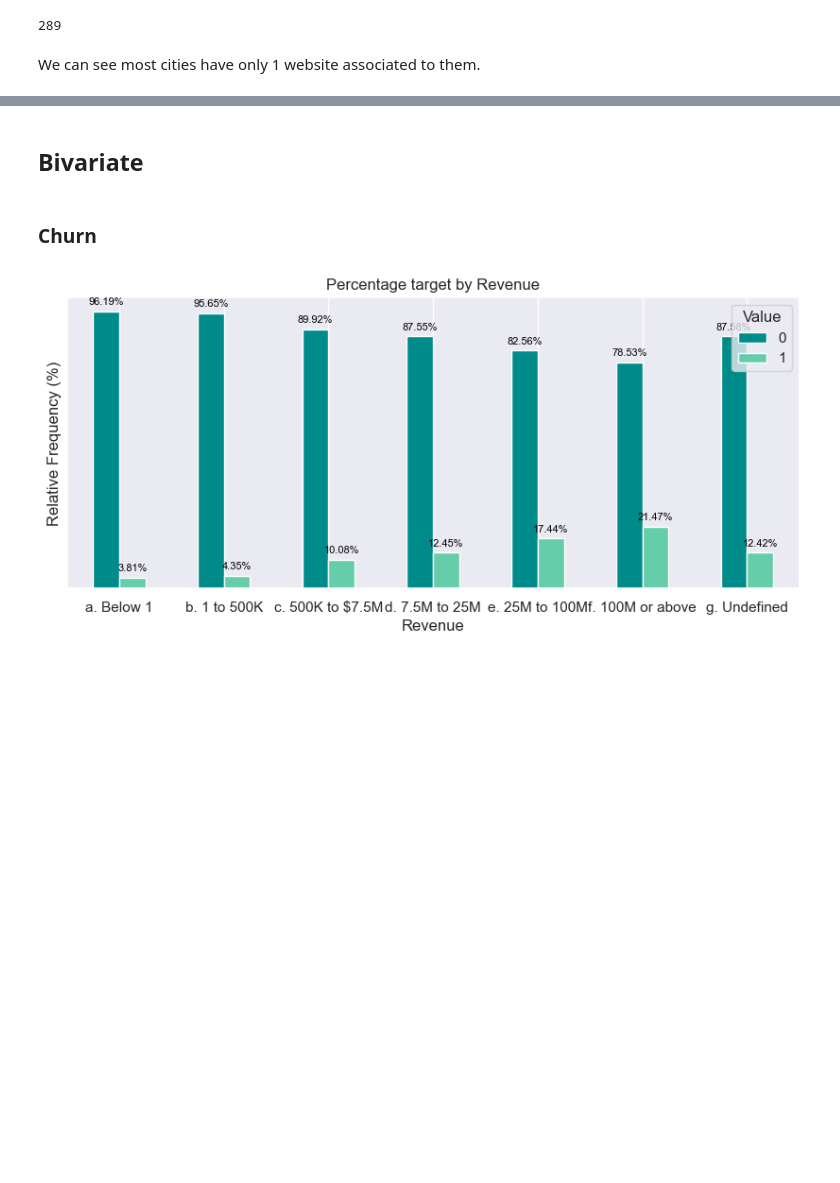
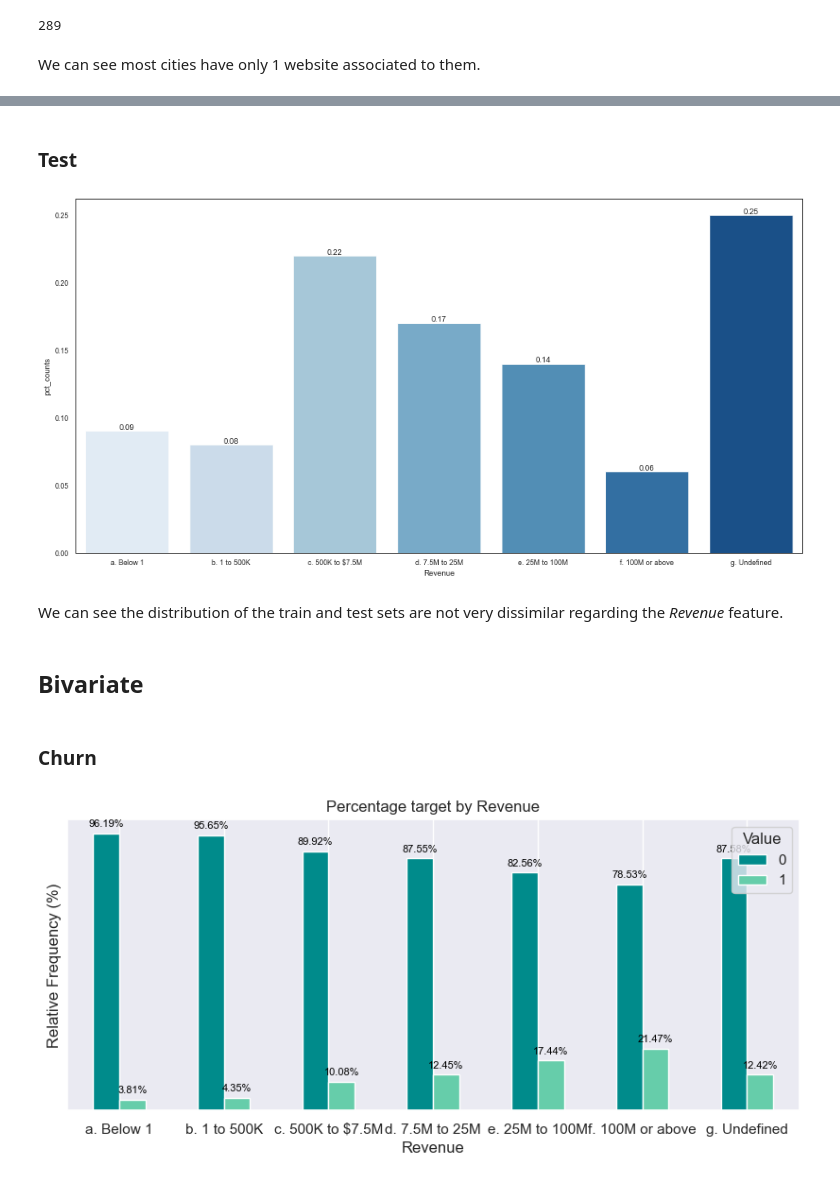
Before and after one commit to jdibarbo/counterpart, a Jupyter notebook: src/2 - analysis/challenge.ipynb, the cells around one changed output, grey strips where cells are left out. Drawn from its saved outputs; the diff is of its cells as text; code cells hidden in the pictures; blank space fills up the shorter version.

```diff
--- a/src/2 - analysis/challenge.ipynb
+++ b/src/2 - analysis/challenge.ipynb
@@ -257,3 +265,13 @@ Most websites are private (5% are *other*, 15% are *Non Profit*), and the value
+# %% [markdown]
+### Test
+# %%
+cols = ['Revenue']
+for col in cols:
+    make_barplot(test_set, col)
+# %% [output]
+[figure, added]
+# %% [markdown]
+We can see the distribution of the train and test sets are not very dissimilar regarding the *Revenue* feature.
 # %% [markdown]
 ## Bivariate
 # %%
```
Also changed, not shown: parts of 13 cells of this notebook.
